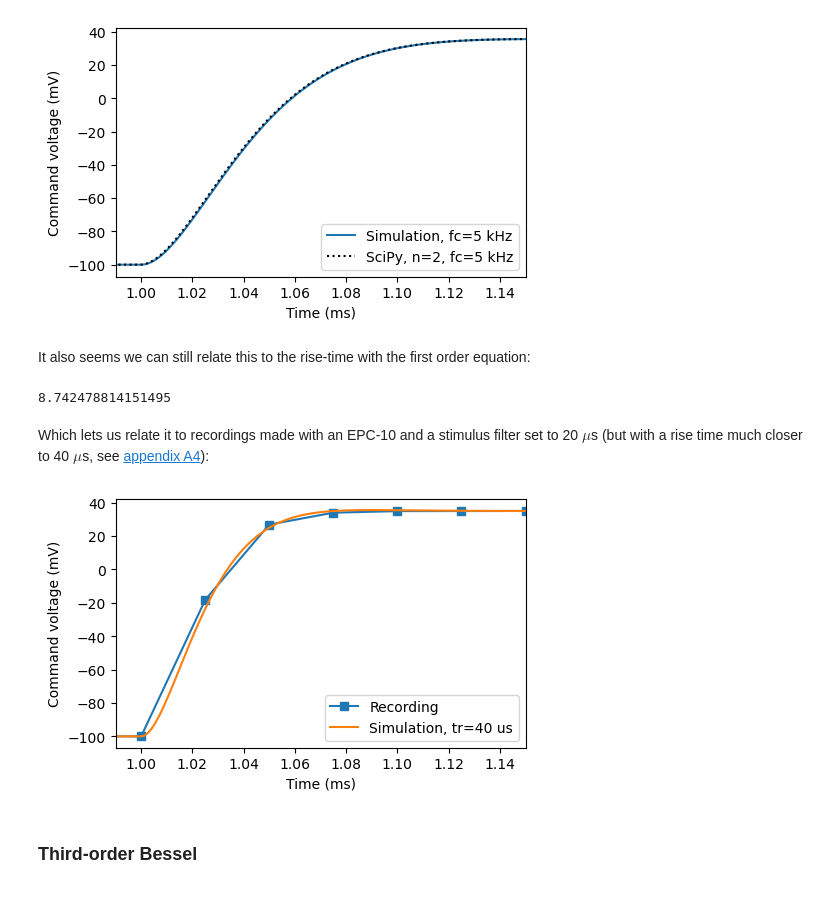
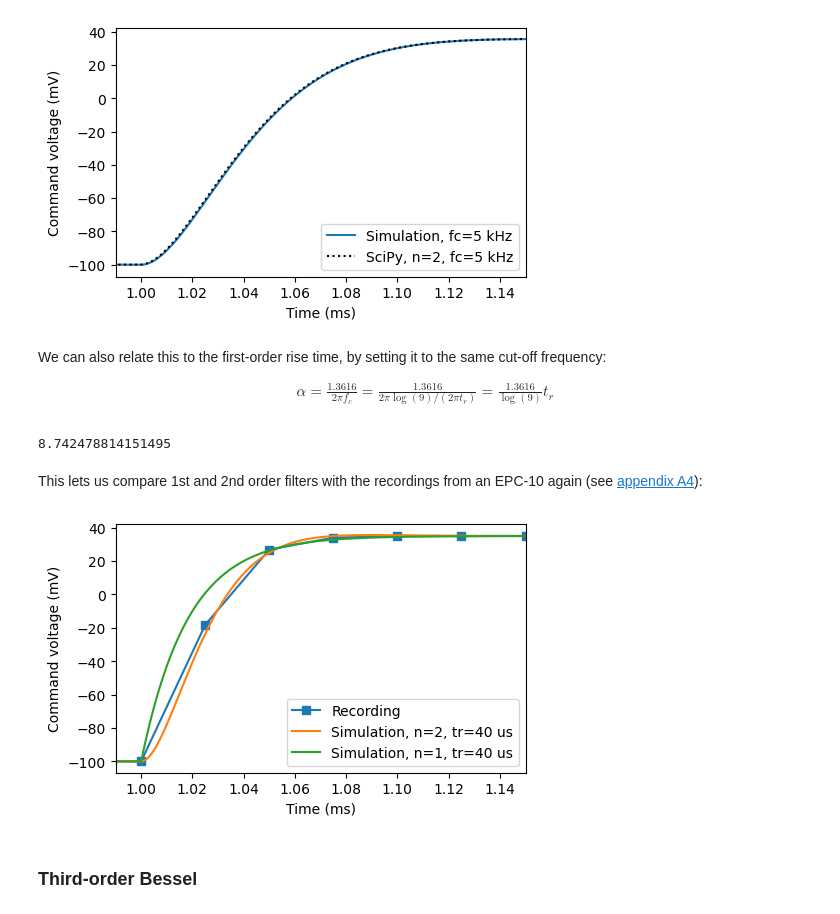
Before and after one commit to CardiacModelling/myokit-pints-tutorial, a Jupyter notebook: artefacts/appendix-A5-bessel-filter-odes.ipynb, the cells around one changed output. Cells and saved outputs as stored; diff of their text form; code cells hidden in the pictures.

```diff
--- a/artefacts/appendix-A5-bessel-filter-odes.ipynb
+++ b/artefacts/appendix-A5-bessel-filter-odes.ipynb
@@ -289,54 +288,65 @@ plt.show()
 # %% [output]
 [figure]
 # %% [markdown]
-It also seems we can still relate this to the rise-time with the first order equation:
+We can also relate this to the first-order rise time, by setting it to the same cut-off frequency:
+
+\begin{align}
+\alpha = \frac{1.3616}{2 \pi f_c} = \frac{1.3616}{2 \pi \log(9) / (2 \pi t_r)} = \frac{1.3616}{\log(9)}t_r
+\end{align}
 # %%
 fc = np.log(9) / (2 * np.pi * 0.04)
 print(fc)
 # %% [output]
 8.742478814151495
 # %% [markdown]
-Which lets us relate it to recordings made with an EPC-10 and a stimulus filter set to 20 $\mu$s (but with a rise time much closer to 40 $\mu$s, see [appendix A4](./Appendix-A4-bessel-filters)):
+This lets us compare 1st and 2nd order filters with the recordings from an EPC-10 again (see [appendix A4](./Appendix-A4-bessel-filters)):
 # %%
+# Load the "20us" data, which appears to have a rise time of 40us instead
 d0 = myokit.DataLog.load('resources/rise_time_20us.zip')
 d0 = d0.npview()
 
 m = myokit.parse_model("""
 [[model]]
 filter.y1 = 0
 filter.y2 = 0
+filter.y3 = 0
 
 [filter]
 pace = 0 bind pace
 time = 0 bind time
-fc = 1
-alpha = 1.3616 / (2 * 3.14159 * fc)
-dot(y1) = 3 * (pace/alpha^2 - y2/alpha^2 - y1/alpha)
+tr = 0.04 [ms] in [ms]
+# Second-order
+a2 = tr * 1.3616 / log(9)
+    in [ms]
+dot(y1) = 3 * (pace/a2^2 - y2/a2^2 - y1/a2)
 dot(y2) = y1
+# First-order
+a1 = tr / log(9)
+    in [ms]
+dot(y3) = (pace - y3) / a1
 """)
 
 p = myokit.Protocol()
 p.add_step(level=-100, duration=1)
 p.add_step(level=35, duration=10)
 
-fc = np.log(9) / (2 * np.pi * 0.04)
 s = myokit.Simulation(m, p)
-s.set_constant('filter.fc', fc)
 s.pre(1)
 d1 = s.run(2, log_interval=1e-3).npview()
 
 fig = plt.figure(figsize=(5, 3))
 fig.subplots_adjust(0.14, 0.15, 0.96, 0.98)
 ax = fig.add_subplot()
 ax.set_xlabel('Time (ms)')
 ax.set_ylabel('Command voltage (mV)')
 ax.plot(d0.time(), d0['vfiltered'], 's-', label='Recording')
-ax.plot(d1.time(), d1['filter.y2'], label=f'Simulation, tr=40 us')
+ax.plot(d1.time(), d1['filter.y2'], label=f'Simulation, n=2, tr=40 us')
+ax.plot(d1.time(), d1['filter.y3'], label=f'Simulation, n=1, tr=40 us')
 ax.legend()
 ax.set_xlim(0.99, 1.15)
 plt.show()
 # %% [output]
-[figure, old version]
+[figure, new version]
 # %% [markdown]
 ### Third-order Bessel
 # %% [markdown]
```
Also changed, not shown: parts of 12 cells of this notebook, 6 other files.
